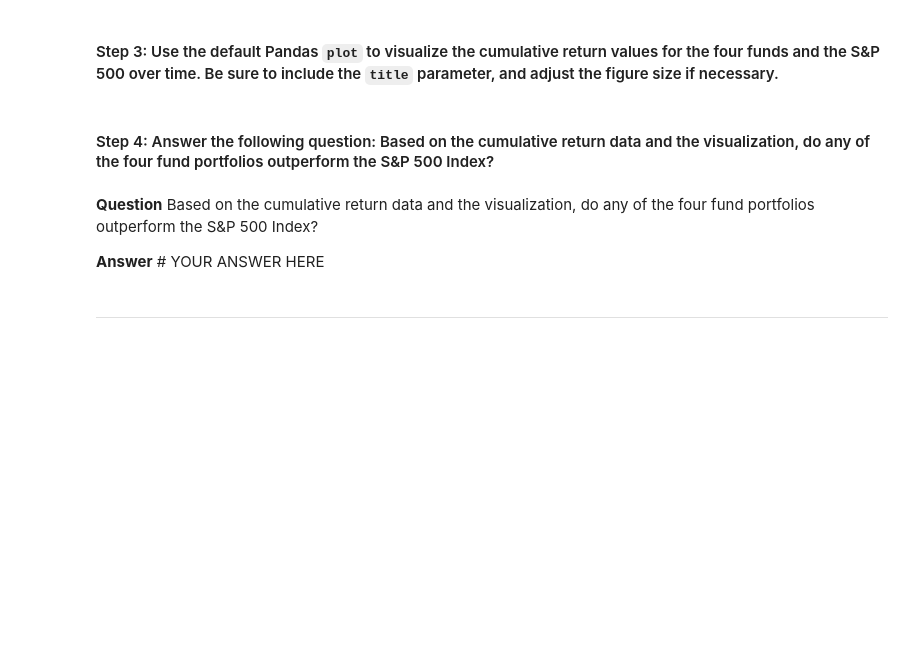
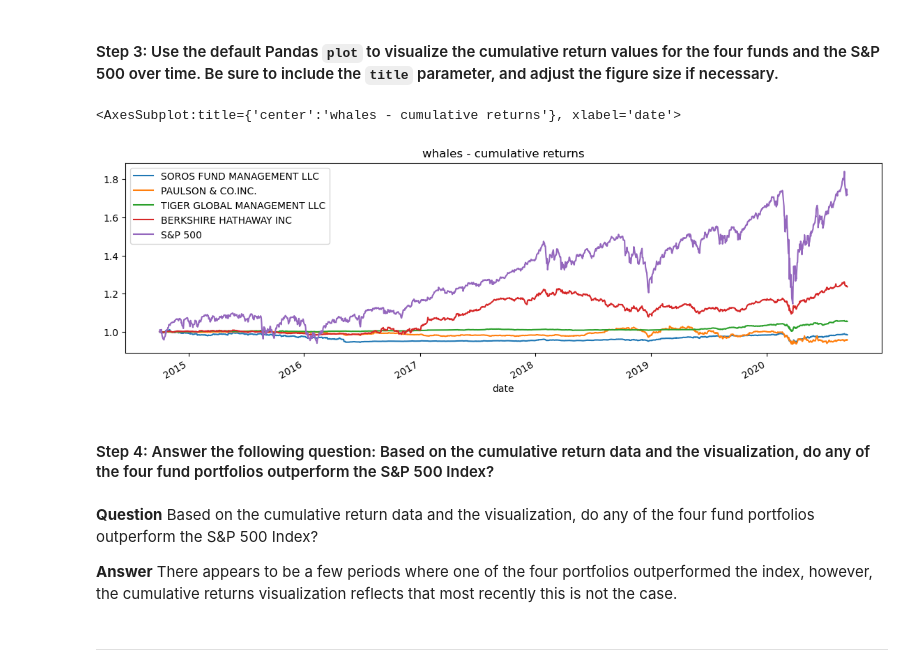
Before and after one commit to mbelld/Module-4-Challenge, a Jupyter notebook: risk_return_analysis.ipynb, the cells around one changed output. Drawn from its saved outputs; the diff is of its cells as text; code cells hidden in the pictures; blank space fills up the shorter version.

```diff
--- a/risk_return_analysis.ipynb
+++ b/risk_return_analysis.ipynb
@@ -137,4 +161,5 @@ Analyze the data to determine if any of the portfolios outperform the broader st
 # %%
 # Calculate and plot the cumulative returns of the 4 fund portfolios and the S&P 500
 # Review the last 5 rows of the cumulative returns DataFrame
-# YOUR CODE HERE
+cumulative_returns = (1 + daily_returns).cumprod()
+cumulative_returns.tail()
@@ -143,13 +176,16 @@ Analyze the data to determine if any of the portfolios outperform the broader st
 # %%
 # Visualize the cumulative returns using the Pandas plot function
 # Include a title parameter and adjust the figure size
-# YOUR CODE HERE
+cumulative_returns.plot(figsize=(14,4), title="whales - cumulative returns")
+# %% [output]
+<AxesSubplot:title={'center':'whales - cumulative returns'}, xlabel='date'>
+[figure, added]
 # %% [markdown]
 #### Step 4: Answer the following question: Based on the cumulative return data and the visualization, do any of the four fund portfolios outperform the S&P 500 Index?
 # %% [markdown]
 **Question** Based on the cumulative return data and the visualization, do any of the four fund portfolios outperform the S&P 500 Index?
 
-**Answer** # YOUR ANSWER HERE
+**Answer** There appears to be a few periods where one of the four portfolios outperformed the index, however, the cumulative returns visualization reflects that most recently this is not the case.
 # %% [markdown]
 ---
 # %% [markdown]
```
Also changed, not shown: parts of 13 cells of this notebook.
